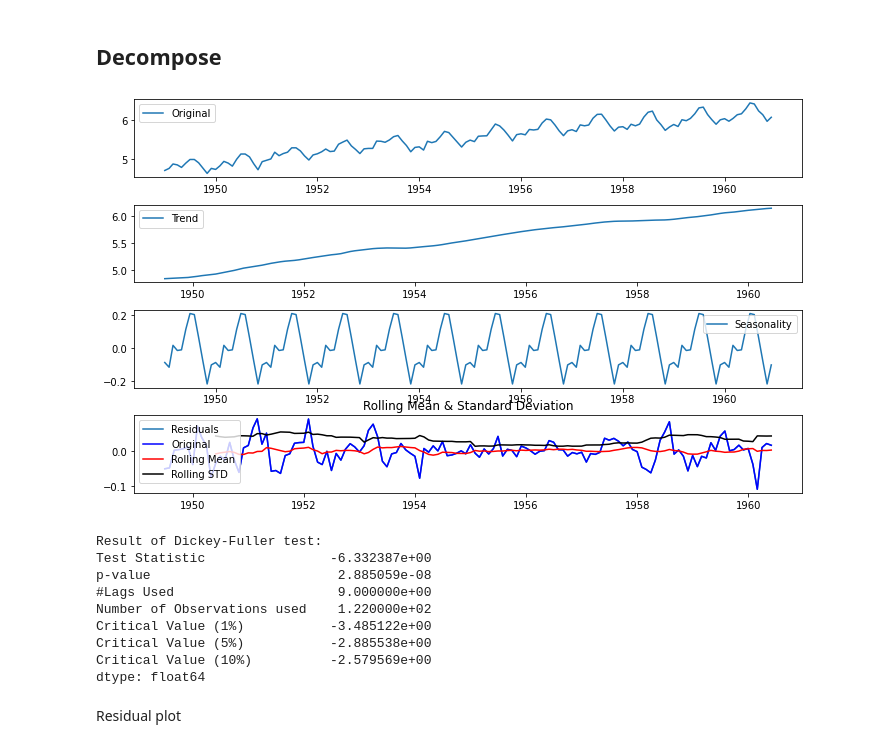
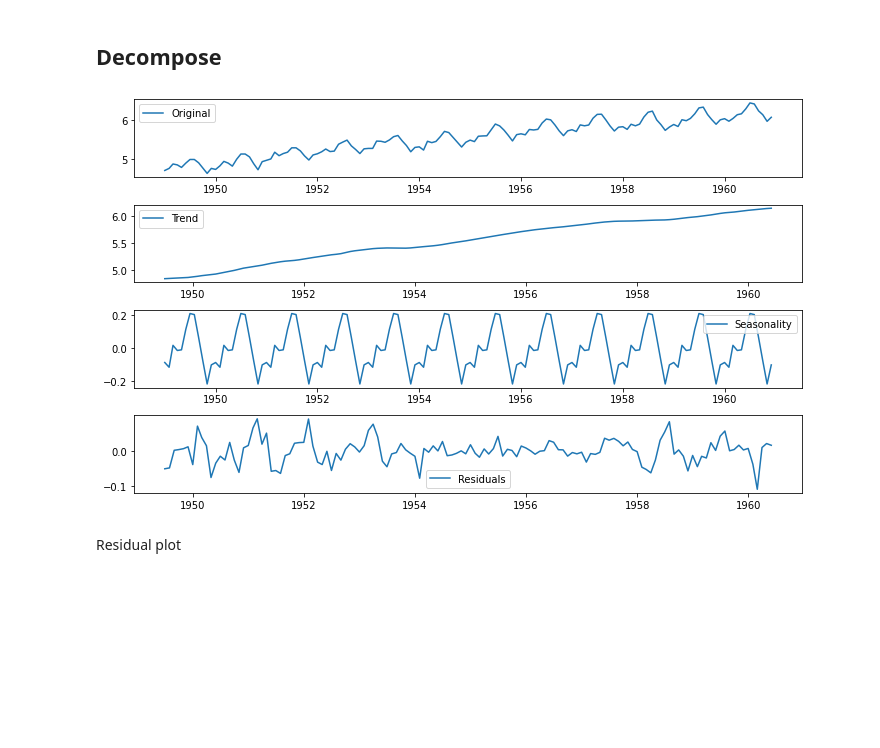
Before and after one commit to ThierrryScotto/Air-Passengers-Forecast, a Jupyter notebook: air_passengers_forecast.ipynb, the cells around one changed output. Cells and saved outputs as stored; diff of their text form; code cells hidden in the pictures; blank space fills up the shorter version.

```diff
--- a/air_passengers_forecast.ipynb
+++ b/air_passengers_forecast.ipynb
@@ -264,42 +253,33 @@ dtype: float64
 # %%
 from statsmodels.tsa.seasonal import seasonal_decompose
 decomposition = seasonal_decompose(indexed_dataset_log_scale)
 
 trend = decomposition.trend
 seasonal = decomposition.seasonal
 residual = decomposition.resid
 
 plt.subplot(411)
 plt.plot(indexed_dataset_log_scale, label="Original")
 plt.legend(loc='best')
 
 plt.subplot(412)
 plt.plot(trend, label="Trend")
 plt.legend(loc='best')
 
 plt.subplot(413)
 plt.plot(seasonal, label="Seasonality")
 plt.legend(loc='best')
 
 plt.subplot(414)
 plt.plot(residual, label="Residuals")
 plt.legend(loc='best')
 plt.tight_layout()
 
 decomposed_log_data = residual
 decomposed_log_data.dropna(inplace=True)
-test_stationarity(decomposed_log_data)
+# test_stationarity(decomposed_log_data)
 # %% [output]
-[figure, old version]
+[figure, new version]
-Result of Dickey-Fuller test:
-Test Statistic                -6.332387e+00
-p-value                        2.885059e-08
-#Lags Used                     9.000000e+00
-Number of Observations used    1.220000e+02
-Critical Value (1%)           -3.485122e+00
-Critical Value (5%)           -2.885538e+00
-Critical Value (10%)          -2.579569e+00
-dtype: float64
 # %% [markdown]
 Residual plot
 # %%
```
Also changed, not shown: parts of 18 cells of this notebook.
